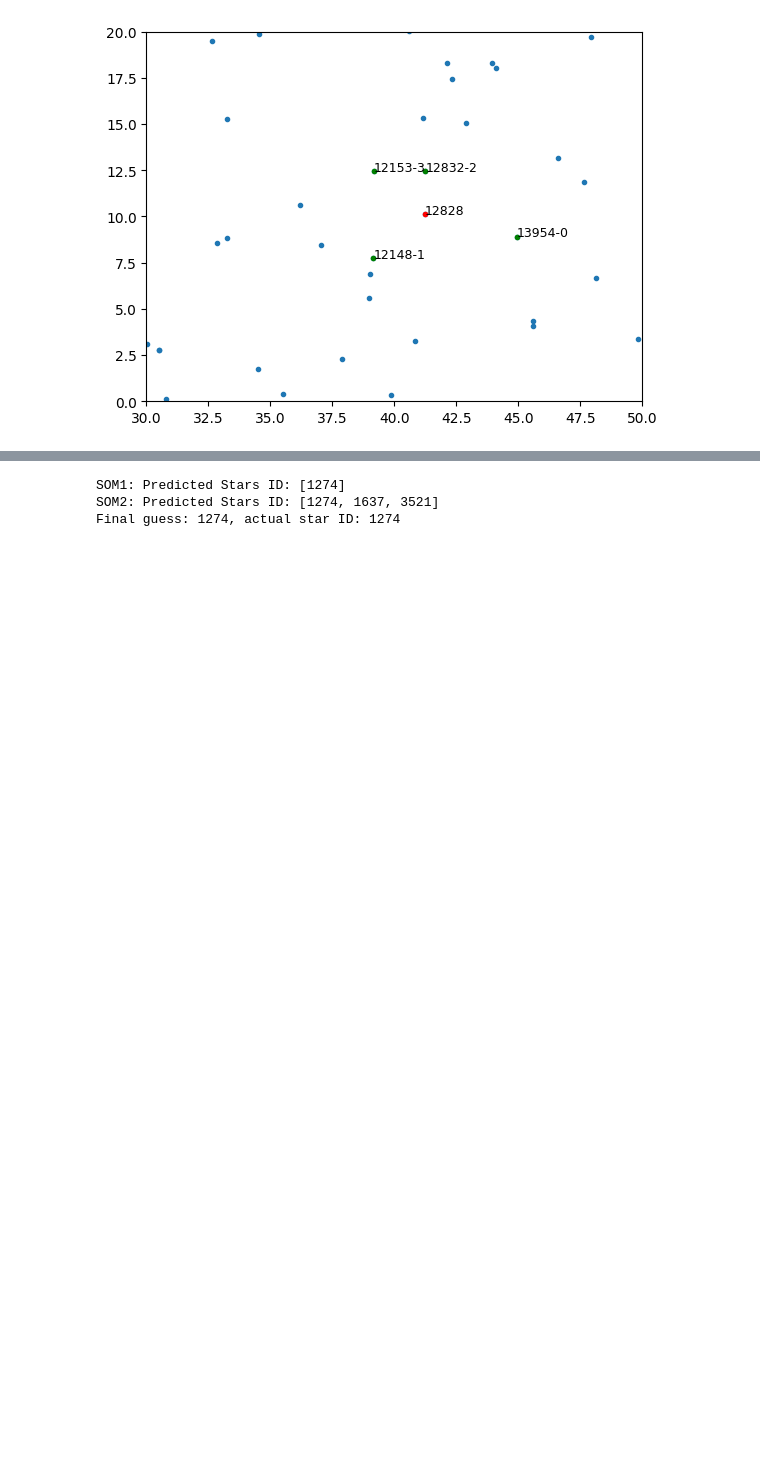
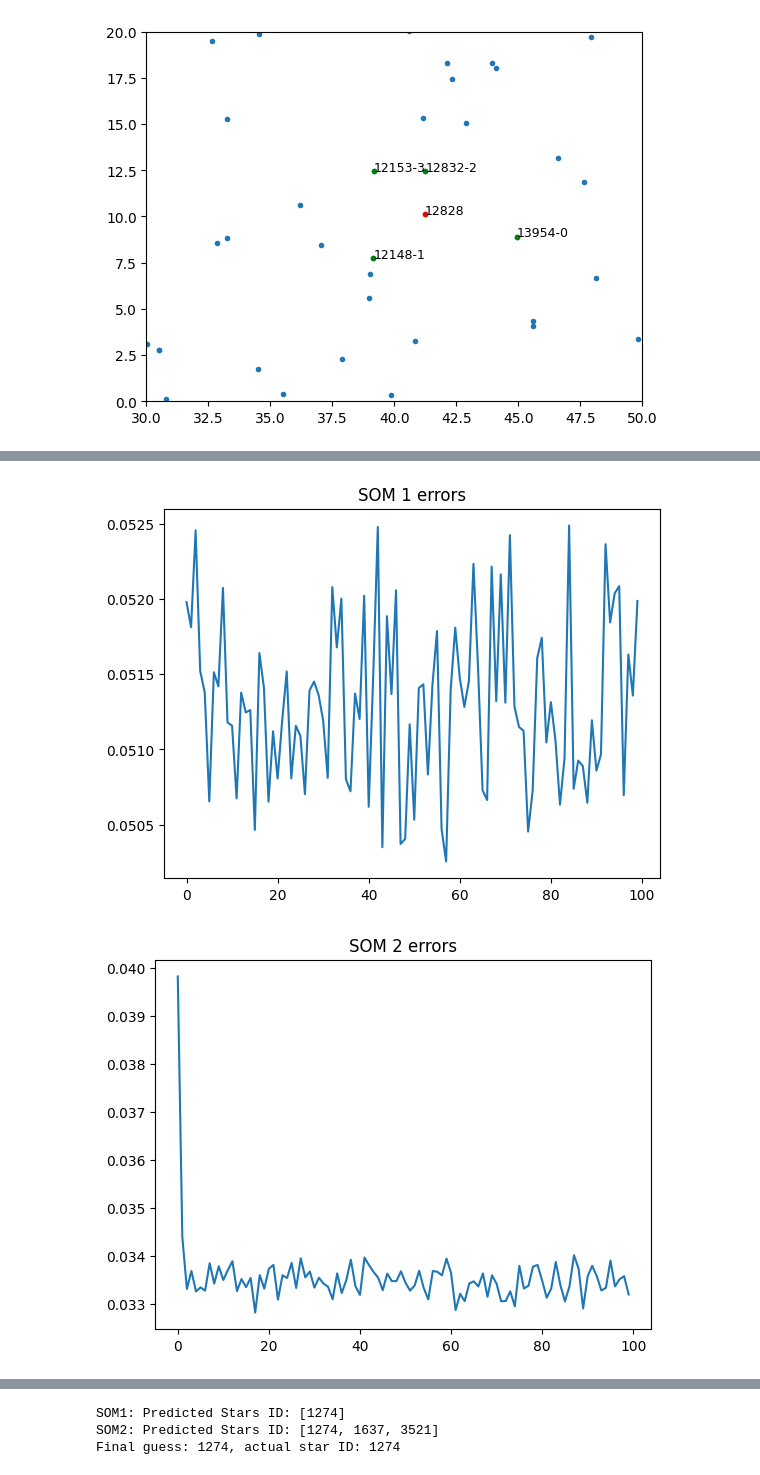
Before and after one commit to I-Zuniga/Event_Star_tracker, a Jupyter notebook: jupyter_notebooks/train_multi_som.ipynb, the cells around one changed output, grey strips where cells are left out. Cells and saved outputs as stored; diff of their text form; code cells hidden in the pictures; blank space fills up the shorter version.

```diff
--- a/jupyter_notebooks/train_multi_som.ipynb
+++ b/jupyter_notebooks/train_multi_som.ipynb
@@ -84,6 +87,9 @@ features_vec_1 = []
 features_vec_2 = []
 
 
+feature_type_1 = 'permutation_angle_dist'
+feature_type_2 = 'permutation'
+
 # Compute the distances in the x and y axes to each of the five closest stars for each star
 for i in range(len(stars_data)):
     # print("Star ID:", stars_data[i][0], "(","%0.6f" % stars_data[i][1],",","%0.6f" %stars_data[i][2],")")
@@ -99,9 +105,6 @@ for i in range(len(stars_data)):
 
 
     # features_1, features_2 = get_star_features(stars_data[indices[i][0:n_of_neighbor+1]][:,1:3], 1, 1, 1)
-
-    feature_type_1 = 'permutation_multi'
-    feature_type_2 = 'permutation'
 
     features_1 = get_star_features_2(stars_data[indices[i][0:n_of_neighbor+1]][:,1:3], feature_type_1)
     features_2 = get_star_features_2(stars_data[indices[i][0:n_of_neighbor+1]][:,1:3], feature_type_2)
@@ -208,10 +211,10 @@ features_2:  [2.33174444 3.12446767 3.16965397 3.88594822 2.0823128  5.15962682
 # mesh_size = int(np.sqrt(features_1_n.shape[0])/2)
 # Manual set
 
-hyperparameters_1 = {'mesh_size_1': 78, 'sigma_1': 2.8516382371, 'learning_rate_1': 1.1210252, 'neighborhood_function_1': 'triangle',
- 'topology_1': 'hexagonal', 'activation_distance_1': 'euclidean'}
+hyperparameters_1 = {'mesh_size_1': 59, 'sigma_1': 3, 'learning_rate_1': 1.12, 'neighborhood_function_1': 'triangle',
+ 'topology_1': 'rectangular', 'activation_distance_1': 'euclidean'}
 
-hyperparameters_2 = {'mesh_size_2': 88, 'sigma_2': 2.583609649, 'learning_rate_2': 1.0720437,'neighborhood_function_2': 'triangle',
+hyperparameters_2 = {'mesh_size_2': 62, 'sigma_2': 3, 'learning_rate_2': 1.07,'neighborhood_function_2': 'triangle',
  'topology_2': 'rectangular', 'activation_distance_2': 'manhattan'}
 
 
@@ -247,8 +250,8 @@ print(f"SOM 1 size = {hyperparameters_1['mesh_size_1']} x {hyperparameters_1['me
 print(f"SOM 2 size = {hyperparameters_2['mesh_size_2']} x {hyperparameters_2['mesh_size_2']} = {hyperparameters_2['mesh_size_2']**2}")
 
 # Train the SOM
-som1.train_random(data=features_1_n, num_iteration=100000, verbose= True)
-print(som1.topographic_error(features_1_n))
-som2.train_random(data=features_2_n, num_iteration=100000, verbose= True)
-print(som2.topographic_error(features_2_n))
+# som1.train_random(data=features_1_n, num_iteration=10000, verbose= True)
+# # print(som1.topographic_error(features_1_n))
+# som2.train_random(data=features_2_n, num_iteration=10000, verbose= True)
+# print(som2.topographic_error(features_2_n))
 # %% [output]
@@ -263,5 +260,5 @@ SOM 2 size = 88 x 88 = 7744
 # %%
 #Quick train
-som1.train_random(data=features_1_n, num_iteration=100000, verbose= True)
-som2.train_random(data=features_2_n, num_iteration=100000, verbose= True)
+som1.train(data=features_1_n, num_iteration=500_000, verbose= True)
+som2.train(data=features_2_n, num_iteration=500_000, verbose= True)
 # %% [output]
@@ -312,3 +296,20 @@ KeyboardInterrupt:
+# %%
+# Plot the errors in the same plot
+plt.figure()
+# plt.plot(top_error, label='topographic error')
+plt.plot(quan_error_1, label='quantization error')
+plt.title('SOM 1 errors')
+plt.show()
+
+# Plot the errors in the same plot
+plt.figure()
+# plt.plot(top_error, label='topographic error')
+plt.plot(quan_error_2, label='quantization error')
+plt.title('SOM 2 errors')
+plt.show()
+# %% [output]
+[figure, added]
+[figure, added]
 # %%
 # Check that neurons correspond to a star, the rest of the neurons don't have any star ID set,
 #  this also imply that there are some neurons with more than one star parameters stored
```
Also changed, not shown: parts of 9 cells of this notebook.
